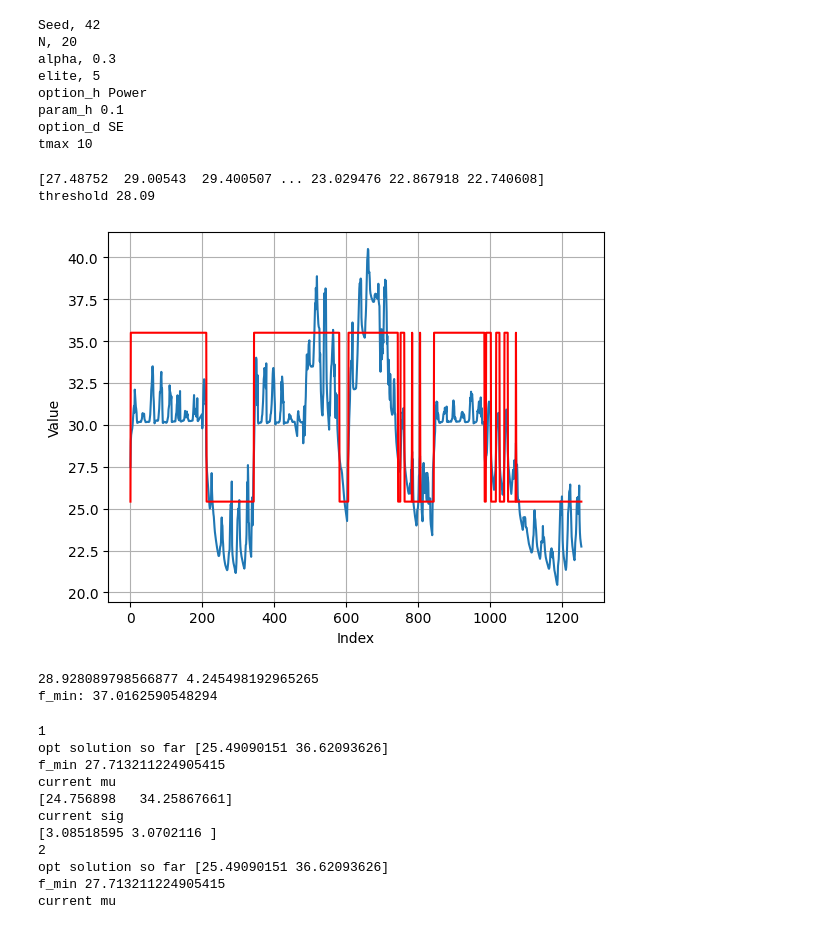
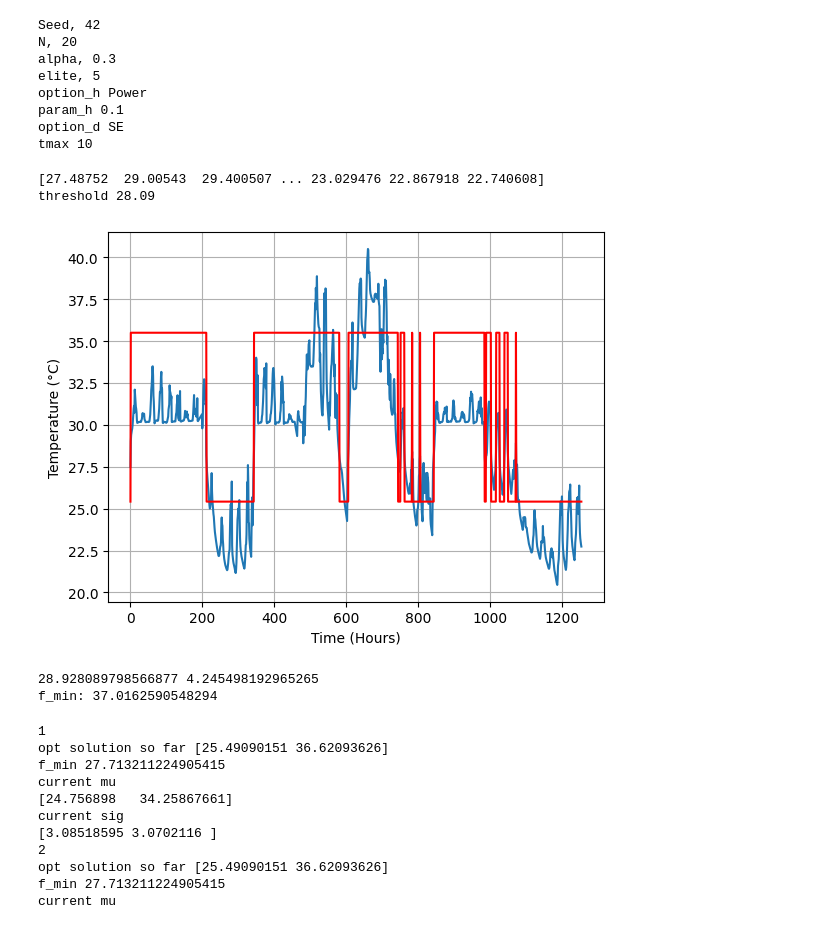
Before and after one commit to malcolmalexegan/risk_averse_quantization, a Jupyter notebook: 1_bit_quantization_jupyter.ipynb, the cells around one changed output. Saved outputs shown, nothing was run; the diff lists cells and outputs as text; code cells hidden in the pictures.

```diff
--- a/1_bit_quantization_jupyter.ipynb
+++ b/1_bit_quantization_jupyter.ipynb
@@ -75,44 +66,36 @@ x = 25.42309536
 y = 35.50534689
 print("threshold", threshold)
 v_quantized = np.where(X >= threshold, y, x)
 
 plt.plot(X)
 plt.plot(v_quantized, color='red')
-plt.xlabel('Index')
-plt.ylabel('Value')
-#plt.title('Vector vs Indices')
+plt.xlabel('Time (Hours)')
+plt.ylabel('Temperature (°C)')
 plt.grid(True)
 plt.show()
 
 mean = np.mean(X)
 std = np.std(X)
 print(mean, std)
 
 # Initialize search and optimal solution
 mu = np.zeros(2)
 mu[0] = mean-std
 mu[1] = mean+std
 sig = np.zeros(2)
 sig[0] = std
 sig[1] = std
 opt_sol = np.zeros(2)
 opt_sol[0] = mu[0]
 opt_sol[1] = mu[1]
 
-# Data Set
-#X = norm.rvs(loc=mean, scale=std,size=s, random_state=rng)
-#print(X[:10])
-# Read the Excel file
-
-
-
 # Initial fmin
 f_min = fd.risk_measure(mu,X,option_d=option_d,param_d=None,option_h=option_h,param_h=param_h)
 print(f"f_min: {f_min}")
 # %% [output]
 [27.48752  29.00543  29.400507 ... 23.029476 22.867918 22.740608]
 threshold 28.09
-[figure, old version]
+[figure, new version]
 28.928089798566877 4.245498192965265
 f_min: 37.0162590548294
 # %%
```
Also changed, not shown: parts of 2 cells of this notebook, 8 other files.
